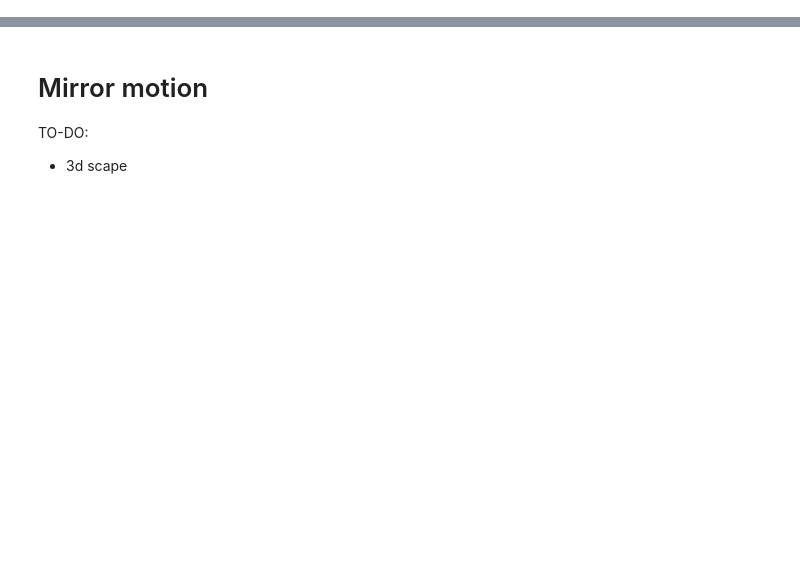
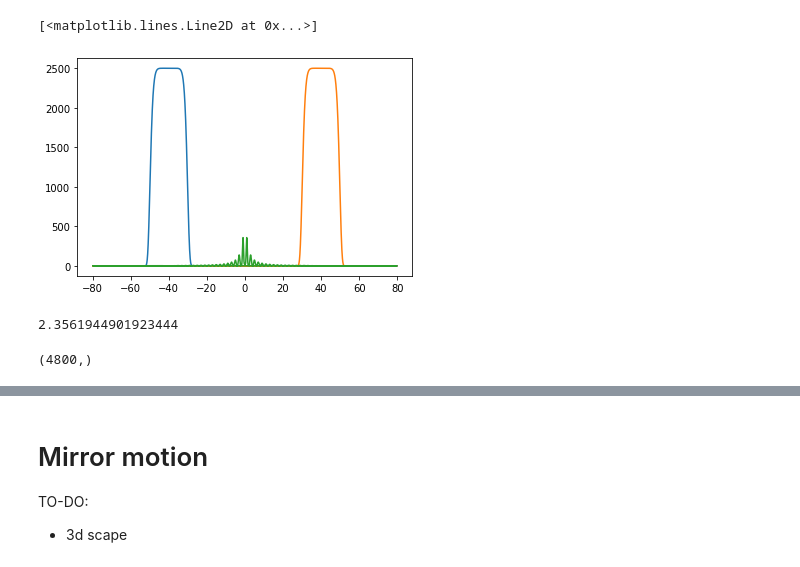
Before and after one commit to ekonyagin/wave_propagation, a Jupyter notebook: OAM_VTK_refined.ipynb, the cells around one changed output, grey strips where cells are left out. Cells and saved outputs as stored; diff of their text form; code cells hidden in the pictures; blank space fills up the shorter version.

```diff
--- a/OAM_VTK_refined.ipynb
+++ b/OAM_VTK_refined.ipynb
@@ -319,0 +345,16 @@ True
+# %%
+plt.plot(freqs,2500*cut_func2)
+plt.plot(freqs,2500*cut_func1)
+plt.plot(freqs,np.abs(lg_mode.fft_result[0,2]))
+# %% [output]
+[<matplotlib.lines.Line2D at 0x...>]
+[figure, added]
+# %%
+2*np.pi*3*10**10/(0.8e-4)/1e15
+# %% [output]
+2.3561944901923444
+# %%
+inv = np.fft.ifft(lg_mode.fft_result[0,2])
+inv.shape
+# %% [output]
+(4800,)
```
Also changed, not shown: parts of 40 cells of this notebook, 3 other files.
